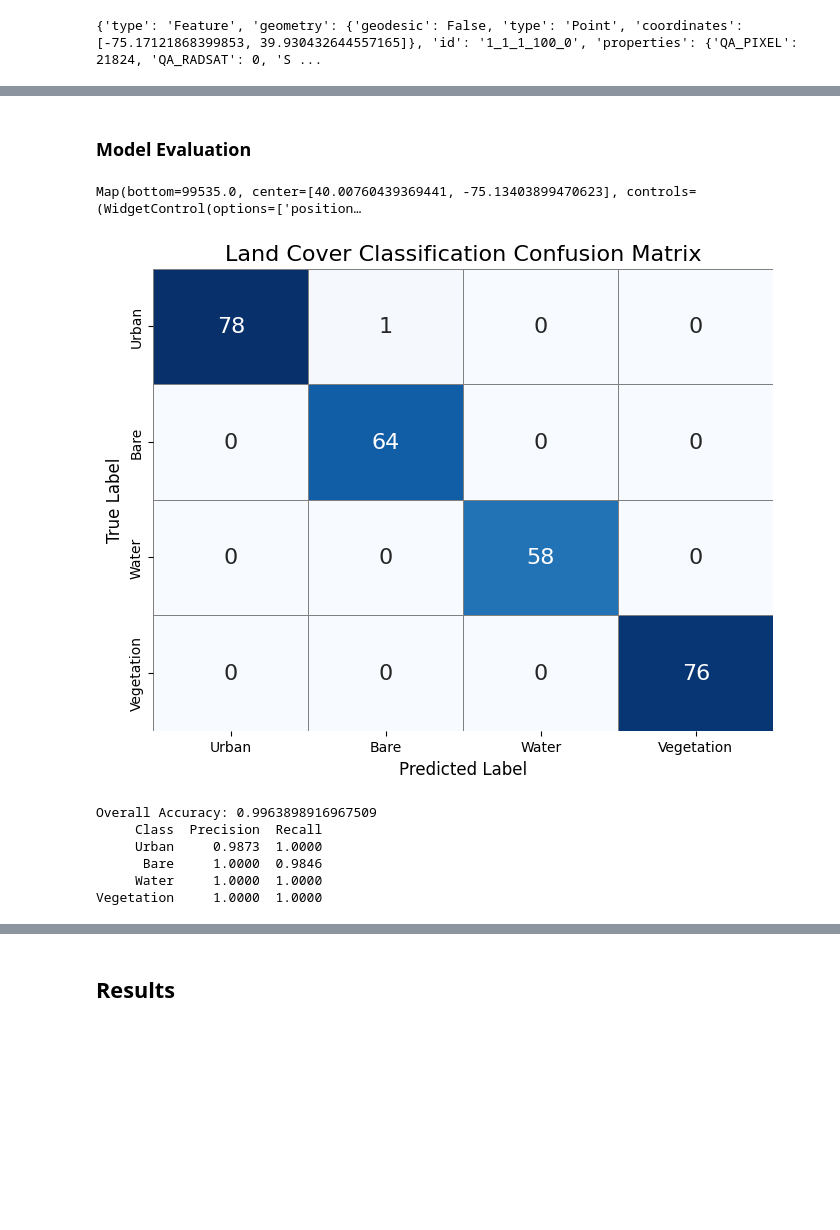
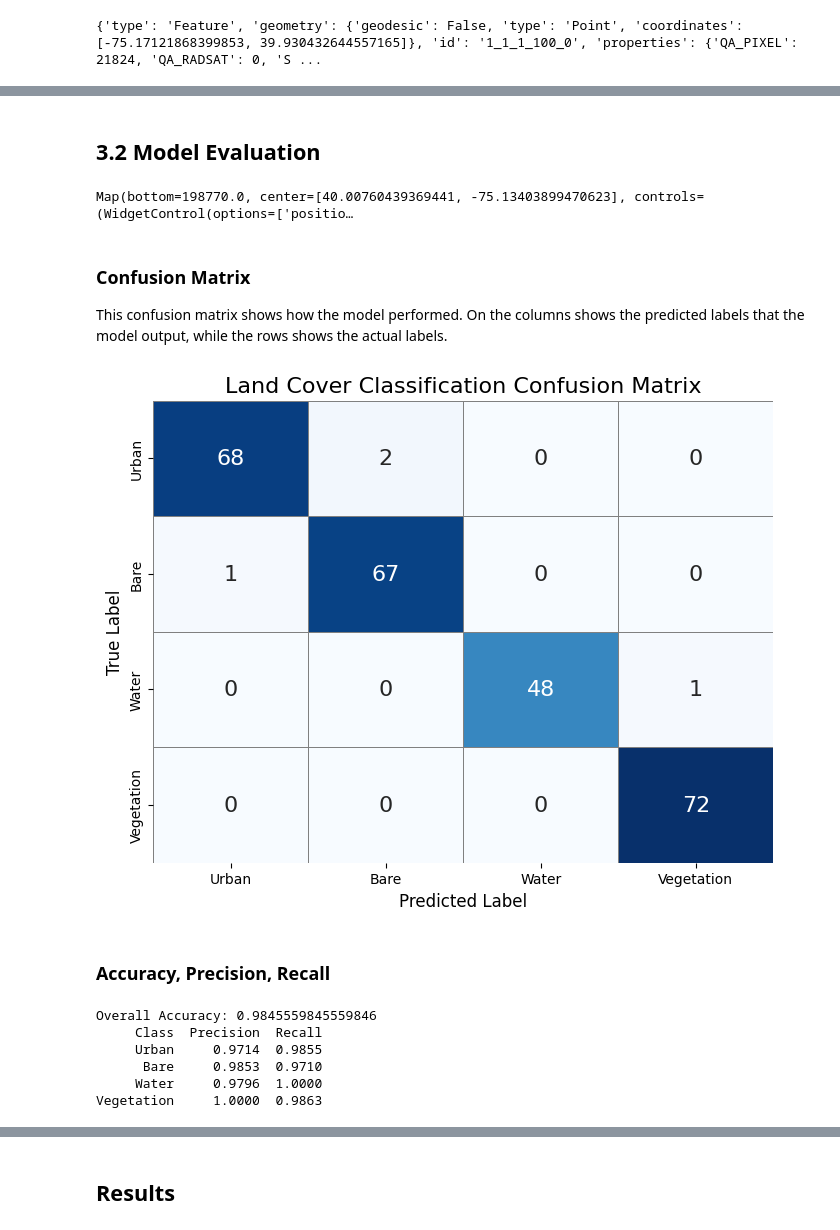
Before and after one commit to luyiiw/musa-650-spring-2025, a Jupyter notebook: assignments/HW3.ipynb, the cells around one changed output, grey strips where cells are left out. Saved outputs shown, nothing was run; the diff lists cells and outputs as text; code cells hidden in the pictures; blank space fills up the shorter version.

```diff
--- a/assignments/HW3.ipynb
+++ b/assignments/HW3.ipynb
@@ -251,0 +262,20 @@ Based on the results, it seems like we'd drop elevation, ndbi, and slope from th
+# %%
+# Adjusted model
+# Define predictor features used for training
+feature_list_final = ["SR_B1_norm", "SR_B2_norm", "SR_B3_norm", "SR_B4_norm", "SR_B5_norm", "SR_B6_norm", "SR_B7_norm", "ndvi",  "mndwi"]
+
+# Train Random Forest Model
+rf_model_final = ee.Classifier.smileRandomForest(100).train(
+    features=train_data,
+    classProperty="landcover",
+    inputProperties=feature_list_final
+)
+
+# Extract Importance Scores
+importance_final = rf_model_final.explain().get("importance")
+importance_scores_final = importance_final.getInfo()
+
+# Convert the extracted dictionary into a Pandas DataFrame
+importance_df_final = pd.DataFrame(list(importance_scores_final.items()), columns=["Feature", "Importance Score"])
+importance_df_final = importance_df_final.sort_values(by="Importance Score", ascending=False)
+print(importance_df_final.to_string(index=False))
@@ -252,34 +293,40 @@ Based on the results, it seems like we'd drop elevation, ndbi, and slope from th
 # %% [markdown]
-### Model Evaluation
+## 3.2 Model Evaluation
 # %%
 # Accuracy Assessment
 # Apply trained model to Landsat 8 image
-classified = final_image.classify(rf_model)
+classified = final_image.classify(rf_model_final)
 
-Map.addLayer(classified, {"min": 0, "max": 3, "palette": ["gray", "brown", "blue", "green"]}, "Land Cover Classification")
+# Grey: Urban, Brown: Bare, Blue: Water, Green: Vegetation
+Map.addLayer(classified, {"min": 0, "max": 3, "palette": ["grey", "brown", "blue", "green"]}, "Land Cover Classification")
 Map
 # %% [output]
-Map(bottom=99535.0, center=[40.00760439369441, -75.13403899470623], controls=(WidgetControl(options=['position…
+Map(bottom=198770.0, center=[40.00760439369441, -75.13403899470623], controls=(WidgetControl(options=['positio…
+# %% [markdown]
+### Confusion Matrix
+This confusion matrix shows how the model performed. On the columns shows the predicted labels that the model output, while the rows shows the actual labels.
 # %%
 # Model Performance
-conf_matrix = rf_model.confusionMatrix().getInfo()
+conf_matrix = rf_model_final.confusionMatrix().getInfo()
 conf_matrix = np.array(conf_matrix)
 
 labels = ['Urban', 'Bare', 'Water', 'Vegetation']
 conf_matrix_df = pd.DataFrame(conf_matrix, index=labels, columns=labels)
 
 # Plot the heatmap
 plt.figure(figsize=(8, 6))
 sns.heatmap(conf_matrix_df, annot=True, fmt='d', cmap='Blues', cbar=False, annot_kws={"size": 16}, linewidths=0.5, linecolor='gray')
 plt.title("Land Cover Classification Confusion Matrix", fontsize=16)
 plt.ylabel('True Label', fontsize=12)
 plt.xlabel('Predicted Label', fontsize=12)
 plt.show()
 # %% [output]
-[figure, old version]
+[figure, new version]
+# %% [markdown]
+### Accuracy, Precision, Recall
 # %%
 # Understanding results
-confusion_matrix = rf_model.confusionMatrix()
+confusion_matrix = rf_model_final.confusionMatrix()
 
 overall_acc = confusion_matrix.accuracy()
 precision = confusion_matrix.producersAccuracy()
@@ -301,11 +348,11 @@ print("Overall Accuracy:", overall_acc.getInfo())
 # Display the table
 print(df_results.to_string(index=False))
 # %% [output]
-Overall Accuracy: 0.9963898916967509
+Overall Accuracy: 0.9845559845559846
      Class  Precision  Recall
-     Urban     0.9873  1.0000
-      Bare     1.0000  0.9846
-     Water     1.0000  1.0000
-Vegetation     1.0000  1.0000
+     Urban     0.9714  0.9855
+      Bare     0.9853  0.9710
+     Water     0.9796  1.0000
+Vegetation     1.0000  0.9863
 # %% [markdown]
 #### Model Interpretation
```
Also changed, not shown: parts of 12 cells of this notebook, 1 other file.
